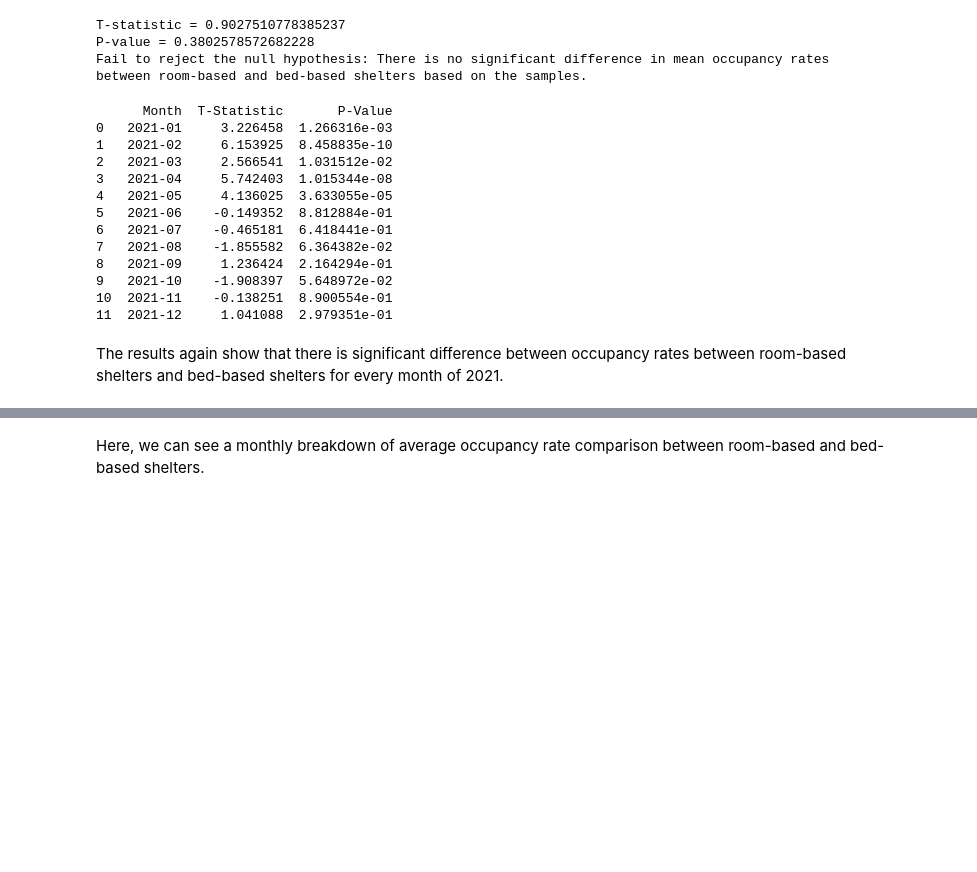
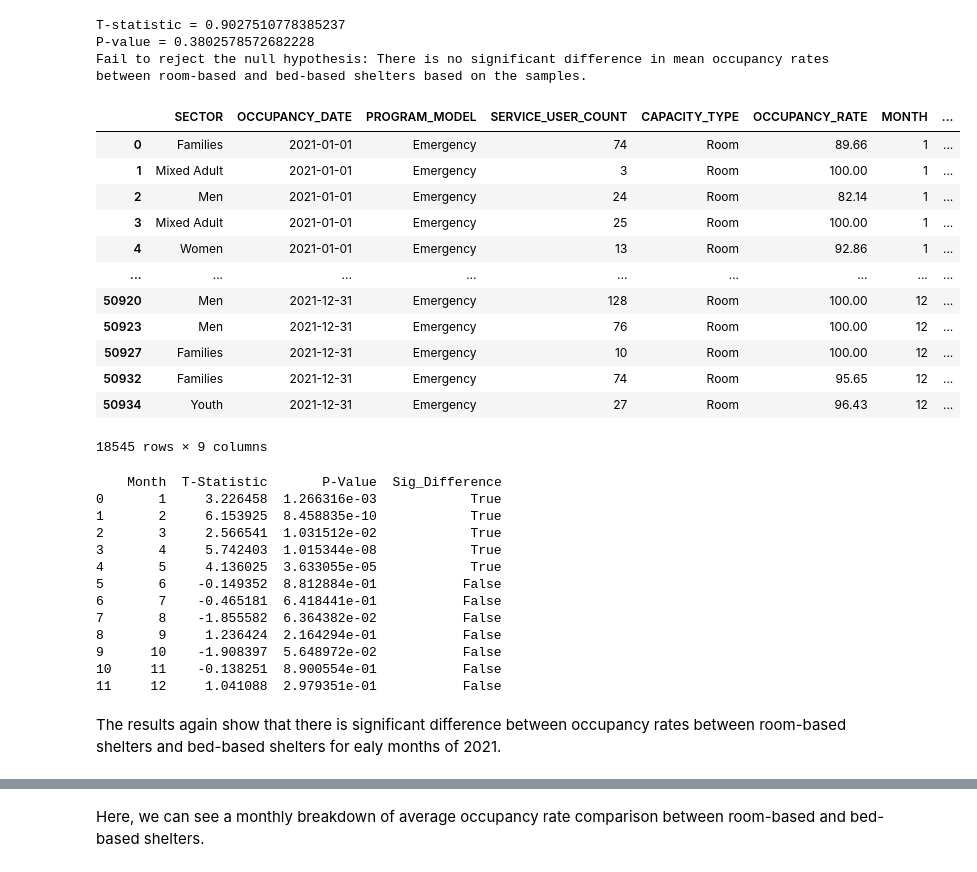
Before and after one commit to xiaozhangmeifannao/inf2178-experimentaldesign-w24, a Jupyter notebook: Assignment1/Assignment1_ParisWang.ipynb, the cells around one changed output, grey strips where cells are left out. Cells and saved outputs as stored; diff of their text form; code cells hidden in the pictures; blank space fills up the shorter version.

```diff
--- a/Assignment1/Assignment1_ParisWang.ipynb
+++ b/Assignment1/Assignment1_ParisWang.ipynb
@@ -566,19 +564,35 @@ else:
 T-statistic = 0.9027510778385237
 P-value = 0.3802578572682228
 Fail to reject the null hypothesis: There is no significant difference in mean occupancy rates between room-based and bed-based shelters based on the samples.
+# %%
+room_shelters
+# %% [output]
+|  | SECTOR | OCCUPANCY_DATE | PROGRAM_MODEL | SERVICE_USER_COUNT | CAPACITY_TYPE | OCCUPANCY_RATE | MONTH | ... |
+| 0 | Families | 2021-01-01 | Emergency | 74 | Room | 89.66 | 1 | ... |
+| 1 | Mixed Adult | 2021-01-01 | Emergency | 3 | Room | 100.00 | 1 | ... |
+| 2 | Men | 2021-01-01 | Emergency | 24 | Room | 82.14 | 1 | ... |
+| 3 | Mixed Adult | 2021-01-01 | Emergency | 25 | Room | 100.00 | 1 | ... |
+| 4 | Women | 2021-01-01 | Emergency | 13 | Room | 92.86 | 1 | ... |
+| ... | ... | ... | ... | ... | ... | ... | ... | ... |
+| 50920 | Men | 2021-12-31 | Emergency | 128 | Room | 100.00 | 12 | ... |
+| 50923 | Men | 2021-12-31 | Emergency | 76 | Room | 100.00 | 12 | ... |
+| 50927 | Families | 2021-12-31 | Emergency | 10 | Room | 100.00 | 12 | ... |
+| 50932 | Families | 2021-12-31 | Emergency | 74 | Room | 95.65 | 12 | ... |
+| 50934 | Youth | 2021-12-31 | Emergency | 27 | Room | 96.43 | 12 | ... |
+18545 rows × 9 columns
 # %%
 import pandas as pd
 from scipy.stats import ttest_ind
 
 # Assuming you have room_shelters and bed_shelters DataFrames with 'OCCUPANCY_DATE' and 'OCCUPANCY_RATE' columns
 
-# Convert 'OCCUPANCY_DATE' to month-year format
-room_shelters['Month'] = room_shelters['OCCUPANCY_DATE'].dt.to_period('M')
-bed_shelters['Month'] = bed_shelters['OCCUPANCY_DATE'].dt.to_period('M')
+# # Convert 'OCCUPANCY_DATE' to month-year format
+# room_shelters['Month'] = room_shelters['OCCUPANCY_DATE'].dt.to_period('M')
+# bed_shelters['Month'] = bed_shelters['OCCUPANCY_DATE'].dt.to_period('M')
 
 # Group the data by month and calculate mean occupancy rates
-room_monthly_means = room_shelters.groupby('Month')['OCCUPANCY_RATE'].mean()
-bed_monthly_means = bed_shelters.groupby('Month')['OCCUPANCY_RATE'].mean()
+room_monthly_means = room_shelters.groupby('MONTH')['OCCUPANCY_RATE'].mean()
+bed_monthly_means = bed_shelters.groupby('MONTH')['OCCUPANCY_RATE'].mean()
 
 # Create a DataFrame to store the results
 monthly_comparison = pd.DataFrame({'Room-Based': room_monthly_means, 'Bed-Based': bed_monthly_means})
@@ -587,12 +601,12 @@ monthly_comparison = pd.DataFrame({'Room-Based': room_monthly_means, 'Bed-Based'
 results = []
 
 for month in monthly_comparison.index:
-    room_data = room_shelters[room_shelters['Month'] == month]['OCCUPANCY_RATE']
-    bed_data = bed_shelters[bed_shelters['Month'] == month]['OCCUPANCY_RATE']
+    room_data = room_shelters[room_shelters['MONTH'] == month]['OCCUPANCY_RATE']
+    bed_data = bed_shelters[bed_shelters['MONTH'] == month]['OCCUPANCY_RATE']
 
     t_stat, p_val = ttest_ind(room_data, bed_data, equal_var=False)
 
-    results.append({'Month': month, 'T-Statistic': t_stat, 'P-Value': p_val})
+    results.append({'Month': month, 'T-Statistic': t_stat, 'P-Value': p_val, 'Sig_Difference': p_val < 0.05})
 
 # Create a DataFrame to store the test results
 test_results = pd.DataFrame(results)
@@ -600,20 +614,20 @@ test_results = pd.DataFrame(results)
 # Print the test results or perform further analysis
 print(test_results)
 # %% [output]
-      Month  T-Statistic       P-Value
-0   2021-01     3.226458  1.266316e-03
-1   2021-02     6.153925  8.458835e-10
-2   2021-03     2.566541  1.031512e-02
-3   2021-04     5.742403  1.015344e-08
-4   2021-05     4.136025  3.633055e-05
-5   2021-06    -0.149352  8.812884e-01
-6   2021-07    -0.465181  6.418441e-01
-7   2021-08    -1.855582  6.364382e-02
-8   2021-09     1.236424  2.164294e-01
-9   2021-10    -1.908397  5.648972e-02
-10  2021-11    -0.138251  8.900554e-01
-11  2021-12     1.041088  2.979351e-01
+    Month  T-Statistic       P-Value  Sig_Difference
+0       1     3.226458  1.266316e-03            True
+1       2     6.153925  8.458835e-10            True
+2       3     2.566541  1.031512e-02            True
+3       4     5.742403  1.015344e-08            True
+4       5     4.136025  3.633055e-05            True
+5       6    -0.149352  8.812884e-01           False
+6       7    -0.465181  6.418441e-01           False
+7       8    -1.855582  6.364382e-02           False
+8       9     1.236424  2.164294e-01           False
+9      10    -1.908397  5.648972e-02           False
+10     11    -0.138251  8.900554e-01           False
+11     12     1.041088  2.979351e-01           False
 # %% [markdown]
-The results again show that there is significant difference between occupancy rates between room-based shelters and bed-based shelters for every month of 2021.
+The results again show that there is significant difference between occupancy rates between room-based shelters and bed-based shelters for ealy months of 2021.
 # %%
 # To confirm this results, let's repeat our method and draw random samples from both groups
```
Also changed, not shown: parts of 19 cells of this notebook.
